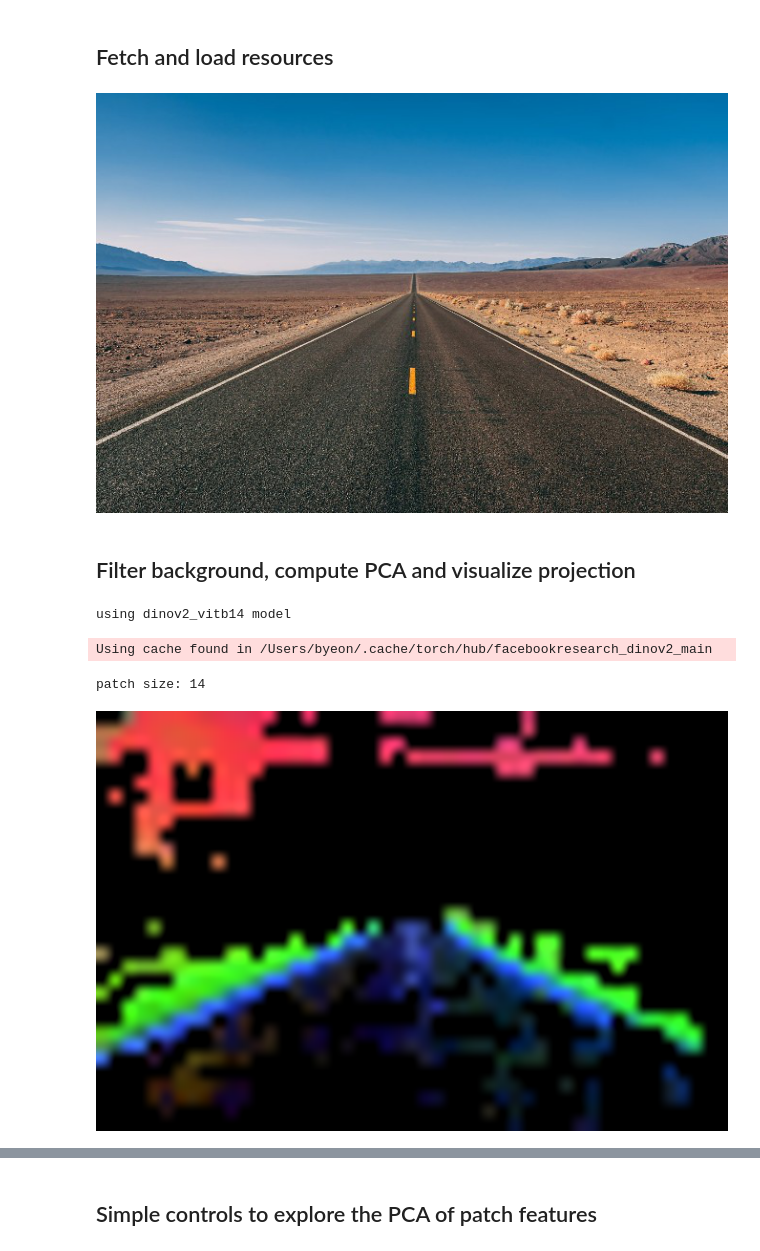
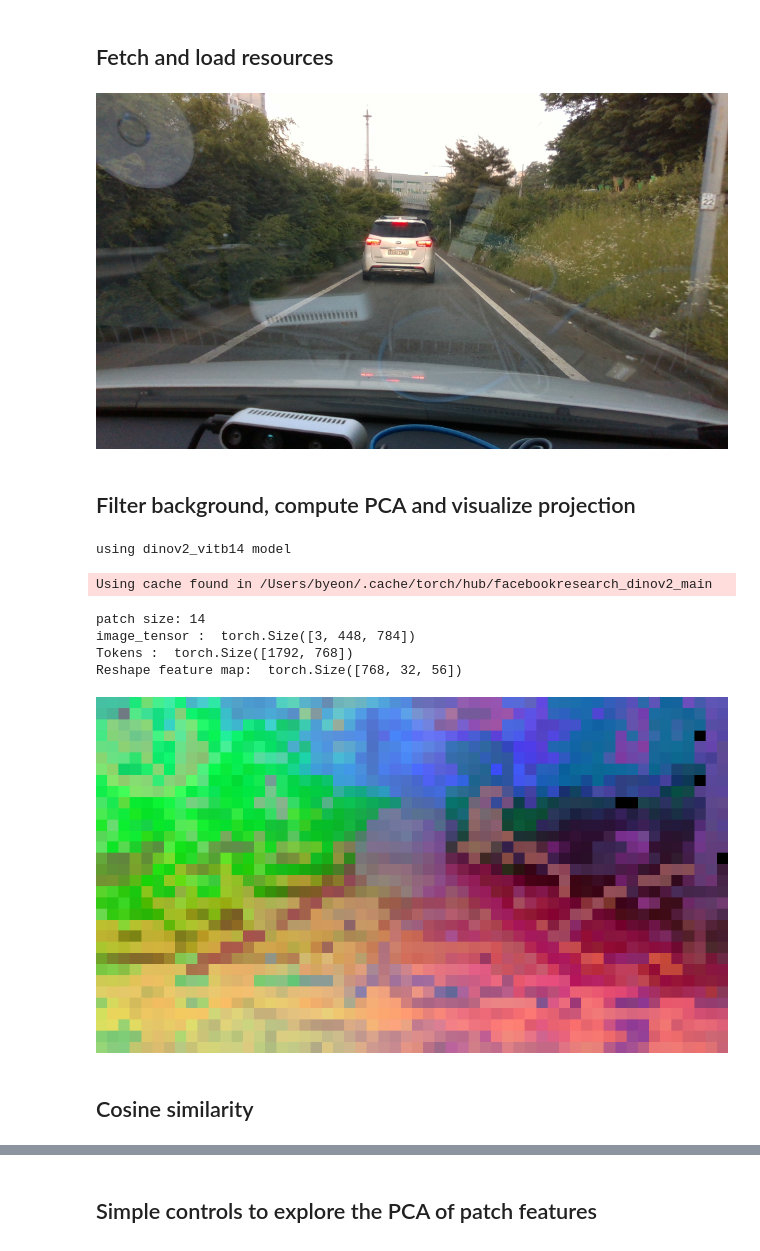
Before and after one commit to julio981007/drivable_area_research, a Jupyter notebook: patch_features.ipynb, the cells around one changed output, grey strips where cells are left out. Drawn from its saved outputs; the diff is of its cells as text; code cells hidden in the pictures.

```diff
--- a/patch_features.ipynb
+++ b/patch_features.ipynb
@@ -16,31 +16,30 @@ if INSTALL:
 # %%
 import urllib
 
 import io
 import numpy as np
 from PIL import Image
 
 
 def load_array_from_url(url: str) -> np.ndarray:
     with urllib.request.urlopen(url) as f:
         array_data = f.read()
         g = io.BytesIO(array_data)
         return np.load(g)
 
-
 def load_image_from_file(file_path: str) -> Image:
     return Image.open(file_path).convert("RGB")
 
 
 # Precomputed foreground / background projection
 STANDARD_ARRAY_URL = "https://dl.fbaipublicfiles.com/dinov2/arrays/standard.npy"
 standard_array = load_array_from_url(STANDARD_ARRAY_URL)
 
-EXAMPLE_IMAGE_FILE = "/Users/byeon/Desktop/dinov2/road.jpg"
-example_image = load_image_from_file(EXAMPLE_IMAGE_FILE)
+EXAMPLE_IMAGE_URL = "/Users/byeon/Desktop/dinov2/real_road.png"
+example_image = load_image_from_file(EXAMPLE_IMAGE_URL)
 display(example_image)
 # %% [output]
-[figure, old version]
+[figure, new version]
 # %% [markdown]
 ## Filter background, compute PCA and visualize projection
 # %%
@@ -52,17 +51,18 @@ from sklearn.decomposition import PCA
 from scipy.ndimage import binary_closing, binary_opening
 import torch
 import torchvision.transforms as transforms
+import matplotlib.pyplot as plt
 
 
 REPO_NAME = "facebookresearch/dinov2"
 MODEL_NAME = "dinov2_vitb14"
 
+feature_map = None # initialize
 
 DEFAULT_SMALLER_EDGE_SIZE = 448
-DEFAULT_BACKGROUND_THRESHOLD = 0.05
+DEFAULT_BACKGROUND_THRESHOLD = -12
 DEFAULT_APPLY_OPENING = False
 DEFAULT_APPLY_CLOSING = False
-
 
 def make_transform(smaller_edge_size: int) -> transforms.Compose:
     IMAGENET_DEFAULT_MEAN = (0.485, 0.456, 0.406)
@@ -75,25 +75,18 @@ def make_transform(smaller_edge_size: int) -> transforms.Compose:
         transforms.Normalize(mean=IMAGENET_DEFAULT_MEAN, std=IMAGENET_DEFAULT_STD),
     ])
 
-
 def prepare_image(image: Image,
                   smaller_edge_size: float,
                   patch_size: int) -> Tuple[torch.Tensor, Tuple[int, int]]:
     transform = make_transform(int(smaller_edge_size))
     image_tensor = transform(image)
 
-    # Pad image to dimensions that are a multiple of the patch size
-    height, width = image_tensor.shape[1:]  # C x H x W
-    pad_height = (patch_size - height % patch_size) % patch_size
-    pad_width = (patch_size - width % patch_size) % patch_size
-    pad_left = pad_width // 2
-    pad_right = pad_width - pad_left
-    pad_top = pad_height // 2
-    pad_bottom = pad_height - pad_top
+    # Crop image to dimensions that are a multiple of the patch sglobal feature_mapize
+    height, width = image_tensor.shape[1:] # C x H x W
+    cropped_width, cropped_height = width - width % patch_size, height - height % patch_size
+    image_tensor = image_tensor[:, :cropped_height, :cropped_width]
 
-    image_tensor = torch.nn.functional.pad(image_tensor, (pad_left, pad_right, pad_top, pad_bottom))
-
-    grid_size = ((height + pad_height) // patch_size, (width + pad_width) // patch_size)  # h x w
+    grid_size = (cropped_height // patch_size, cropped_width // patch_size) # h x w (TODO: check)
     return image_tensor, grid_size
 
 
@@ -102,9 +95,6 @@ def make_foreground_mask(tokens,
                          background_threshold: float = 0.0,
                          apply_opening: bool = True,
                          apply_closing: bool = True):
-    # Initialize standard_array with appropriate values
-    standard_array = np.ones(tokens.shape[1])  # Assuming tokens is a 2D array
-
     projection = tokens @ standard_array
     mask = projection > background_threshold
     mask = mask.reshape(*grid_size)
@@ -114,7 +104,6 @@ def make_foreground_mask(tokens,
         mask = binary_closing(mask)
     return mask.flatten()
 
-
 def render_patch_pca(image: Image,
                      smaller_edge_size: float = 448,
                      patch_size: int = 14,
@@ -122,39 +111,35 @@ def render_patch_pca(image: Image,
                      apply_opening: bool = False,
                      apply_closing: bool = False) -> Image:
     image_tensor, grid_size = prepare_image(image, smaller_edge_size, patch_size)
-
     with torch.inference_mode():
         image_batch = image_tensor.unsqueeze(0)
         tokens = model.get_intermediate_layers(image_batch)[0].squeeze()
-
+        print("image_tensor : ", image_tensor.shape)
     mask = make_foreground_mask(tokens,
                                 grid_size,
                                 background_threshold,
                                 apply_opening,
                                 apply_closing)
 
-    if mask.sum() < 2:
-        # If there are not enough tokens to fit PCA, return the original image
-        return image
-
-    pca = PCA(n_components=min(3, mask.sum()))
+    pca = PCA(n_components=3)
     pca.fit(tokens[mask])
-    projected_tokens = pca.transform(tokens)
+    projected_tokens = pca.transform(tokens) # 3채널로 바뀜
 
     t = torch.tensor(projected_tokens)
     t_min = t.min(dim=0, keepdim=True).values
     t_max = t.max(dim=0, keepdim=True).values
     normalized_t = (t - t_min) / (t_max - t_min)
-
-    array = (normalized_t * 255).byte().numpy()
-    array[~mask] = 0
+    array = (normalized_t * 255).byte().numpy() # nomarlize
+    array[~mask] = 0 # make background part to zero
     array = array.reshape(*grid_size, 3)
 
-    result_image = Image.fromarray(array)
-    result_image = result_image.resize((image.width, image.height), Image.BICUBIC)
-    return result_image
+    print("Tokens : ", tokens.shape)
 
+    global reshaped_feature_map
+    reshaped_feature_map = tokens.view(768, 32, 56)
 
+    print("Reshape feature map: ", reshaped_feature_map.shape)
+    return Image.fromarray(array).resize((image.width, image.height), 0)
 
 print(f"using {MODEL_NAME} model")
 model = torch.hub.load(repo_or_dir=REPO_NAME, model=MODEL_NAME)
@@ -171,4 +156,9 @@ render_patch_pca(image=example_image,
 using dinov2_vitb14 model
 Using cache found in /Users/byeon/.cache/torch/hub/facebookresearch_dinov2_main
 patch size: 14
+image_tensor :  torch.Size([3, 448, 784])
+Tokens :  torch.Size([1792, 768])
+Reshape feature map:  torch.Size([768, 32, 56])
-[figure, old version]
+[figure, new version]
+# %% [markdown]
+## Cosine similarity
```
Also changed, not shown: parts of 3 cells of this notebook, 1 other file.
